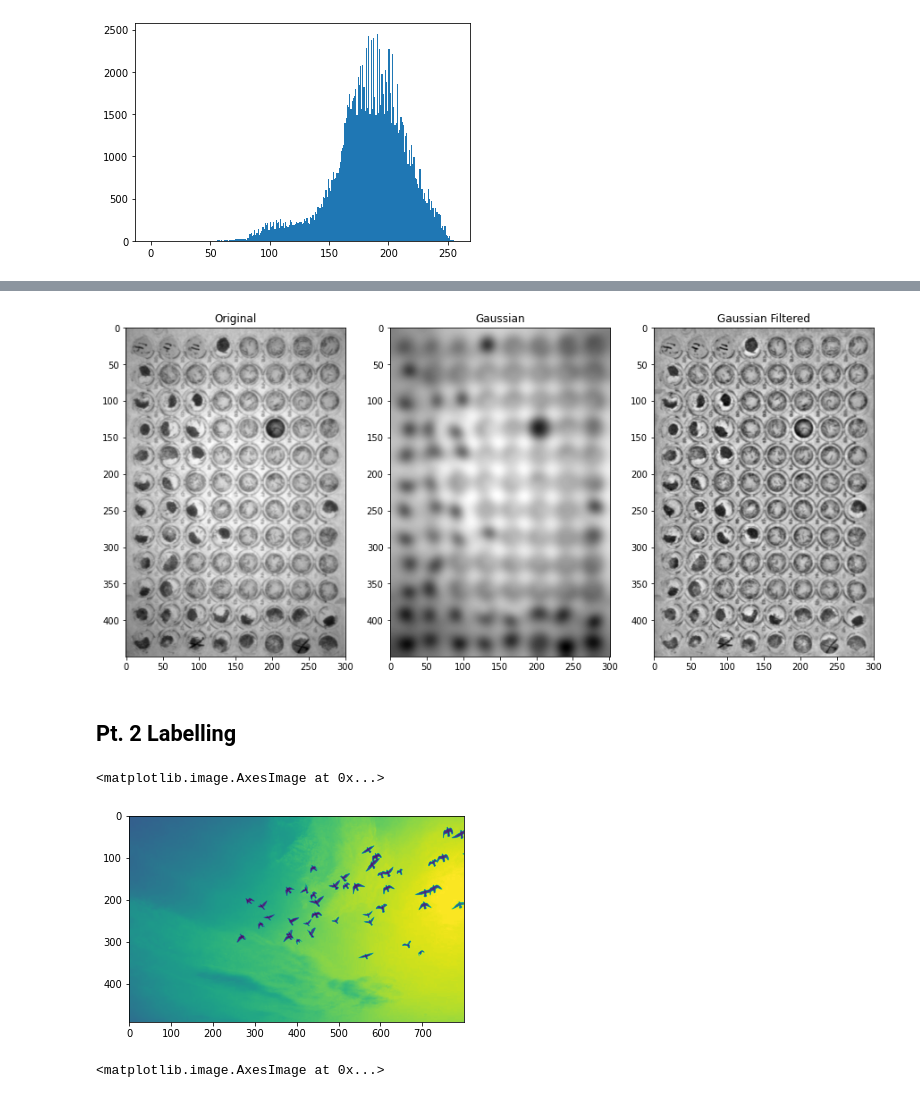
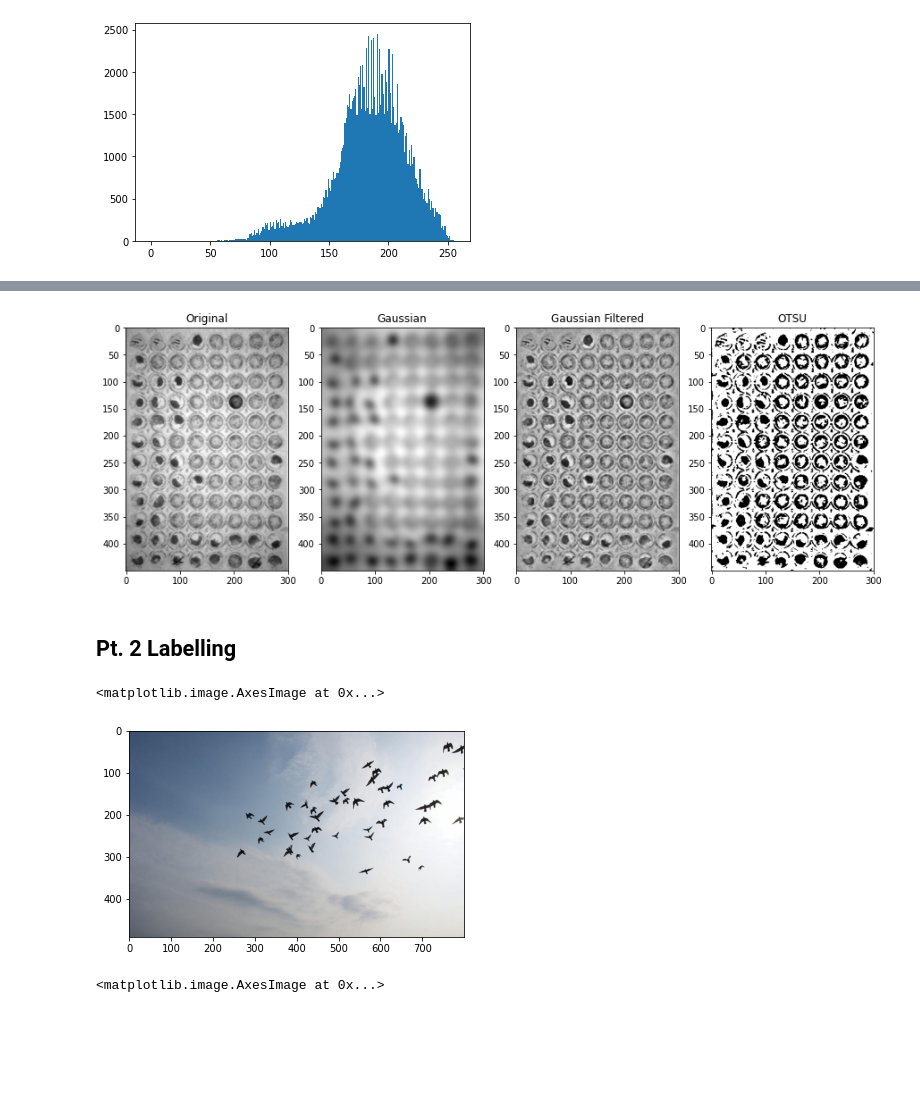
Before and after one commit to wvitzthum/CV_coursework, a Jupyter notebook: Coursework.ipynb, the cells around one changed output, grey strips where cells are left out. Drawn from its saved outputs; the diff is of its cells as text; code cells hidden in the pictures; blank space fills up the shorter version.

```diff
--- a/Coursework.ipynb
+++ b/Coursework.ipynb
@@ -58,23 +80,26 @@ plt.hist(tray.ravel(),256,[0,256]); plt.show()
 # %%
 sigma = int(5 * t_max / 300)
 blur = cv2.GaussianBlur(tray,(0,0),sigma,sigma)
+tray_blur = tray-blur+100
+ret, tThr = cv2.threshold(tray_blur,0,255,cv2.THRESH_BINARY+cv2.THRESH_OTSU)
 
 plt.figure(figsize=(15, 8))
-plt.subplot(131),plt.imshow(tray, 'gray'),plt.title('Original')
-plt.subplot(132),plt.imshow(blur, 'gray'),plt.title('Gaussian')
-plt.subplot(133),plt.imshow(tray-blur+100, 'gray'),plt.title('Gaussian Filtered')
+plt.subplot(141),plt.imshow(tray, 'gray'),plt.title('Original')
+plt.subplot(142),plt.imshow(blur, 'gray'),plt.title('Gaussian')
+plt.subplot(143),plt.imshow(tray-blur+100, 'gray'),plt.title('Gaussian Filtered')
+plt.subplot(144),plt.imshow(tThr, 'gray'),plt.title('OTSU')
 plt.show()
 # %% [output]
-[figure, old version]
+[figure, new version]
 # %% [markdown]
 ## Pt. 2 Labelling
 # %%
 birds = cv2.imread('materials/birds.jpg', 0)
 birds_cl = cv2.imread('materials/birds.jpg')
-plt.imshow(birds)
+plt.imshow(cv2.cvtColor(birds_cl, cv2.COLOR_BGR2RGB))
 # %% [output]
 <matplotlib.image.AxesImage at 0x...>
-[figure, old version]
+[figure, new version]
 # %%
 
 thresh = cv2.adaptiveThreshold(birds, 255, cv2.ADAPTIVE_THRESH_GAUSSIAN_C, cv2.THRESH_BINARY, 255, 80)
```
Also changed, not shown: parts of 7 cells of this notebook.
